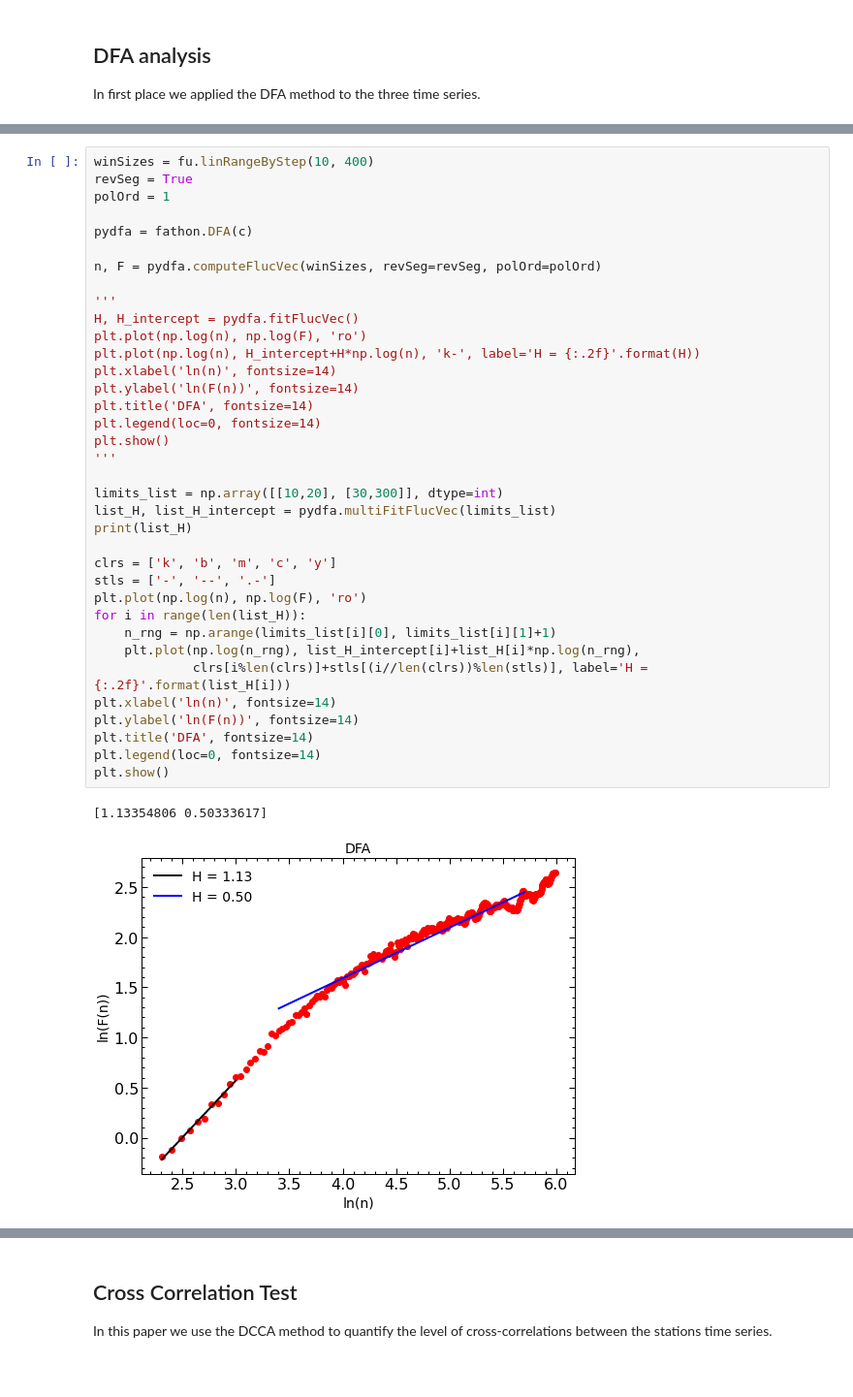
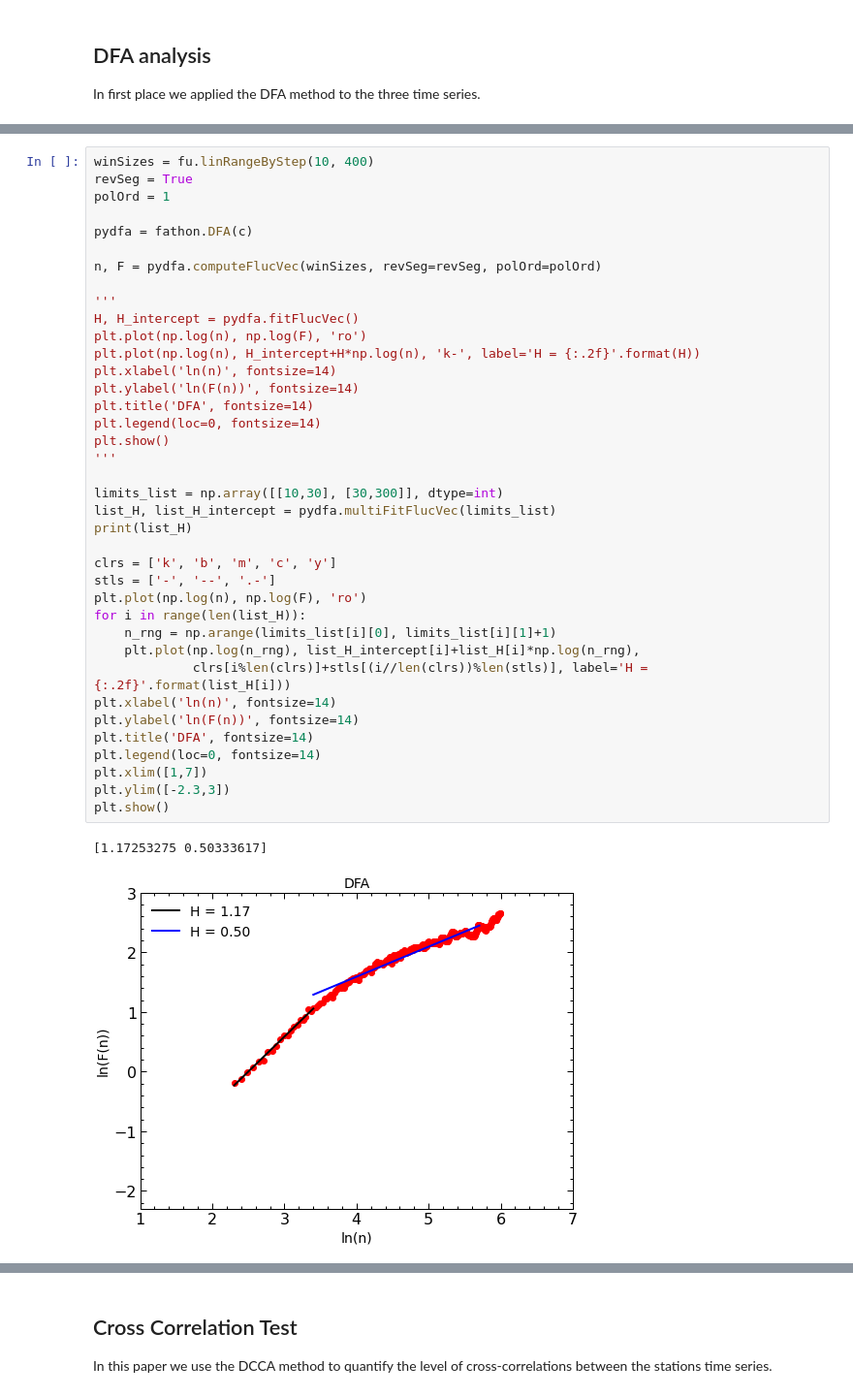
Before and after one commit to sebasjaro/MFDFAX, a Jupyter notebook: Python/El Niño - Southern Oscillation.ipynb, the cells around one changed output, grey strips where cells are left out. Shown at 97% size. Saved outputs shown, nothing was run; the diff lists cells and outputs as text.

```diff
--- a/Python/El Niño - Southern Oscillation.ipynb
+++ b/Python/El Niño - Southern Oscillation.ipynb
@@ -253,33 +253,35 @@ pydfa = fathon.DFA(c)
 
 n, F = pydfa.computeFlucVec(winSizes, revSeg=revSeg, polOrd=polOrd)
 
 '''
 H, H_intercept = pydfa.fitFlucVec()
 plt.plot(np.log(n), np.log(F), 'ro')
 plt.plot(np.log(n), H_intercept+H*np.log(n), 'k-', label='H = {:.2f}'.format(H))
 plt.xlabel('ln(n)', fontsize=14)
 plt.ylabel('ln(F(n))', fontsize=14)
 plt.title('DFA', fontsize=14)
 plt.legend(loc=0, fontsize=14)
 plt.show()
 '''
 
-limits_list = np.array([[10,20], [30,300]], dtype=int)
+limits_list = np.array([[10,30], [30,300]], dtype=int)
 list_H, list_H_intercept = pydfa.multiFitFlucVec(limits_list)
 print(list_H)
 
 clrs = ['k', 'b', 'm', 'c', 'y']
 stls = ['-', '--', '.-']
 plt.plot(np.log(n), np.log(F), 'ro')
 for i in range(len(list_H)):
     n_rng = np.arange(limits_list[i][0], limits_list[i][1]+1)
     plt.plot(np.log(n_rng), list_H_intercept[i]+list_H[i]*np.log(n_rng),
              clrs[i%len(clrs)]+stls[(i//len(clrs))%len(stls)], label='H = {:.2f}'.format(list_H[i]))
 plt.xlabel('ln(n)', fontsize=14)
 plt.ylabel('ln(F(n))', fontsize=14)
 plt.title('DFA', fontsize=14)
 plt.legend(loc=0, fontsize=14)
+plt.xlim([1,7])
+plt.ylim([-2.3,3])
 plt.show()
 # %% [output]
-[1.13354806 0.50333617]
+[1.17253275 0.50333617]
-[figure, old version]
+[figure, new version]
```
Also changed, not shown: parts of 11 cells of this notebook.
